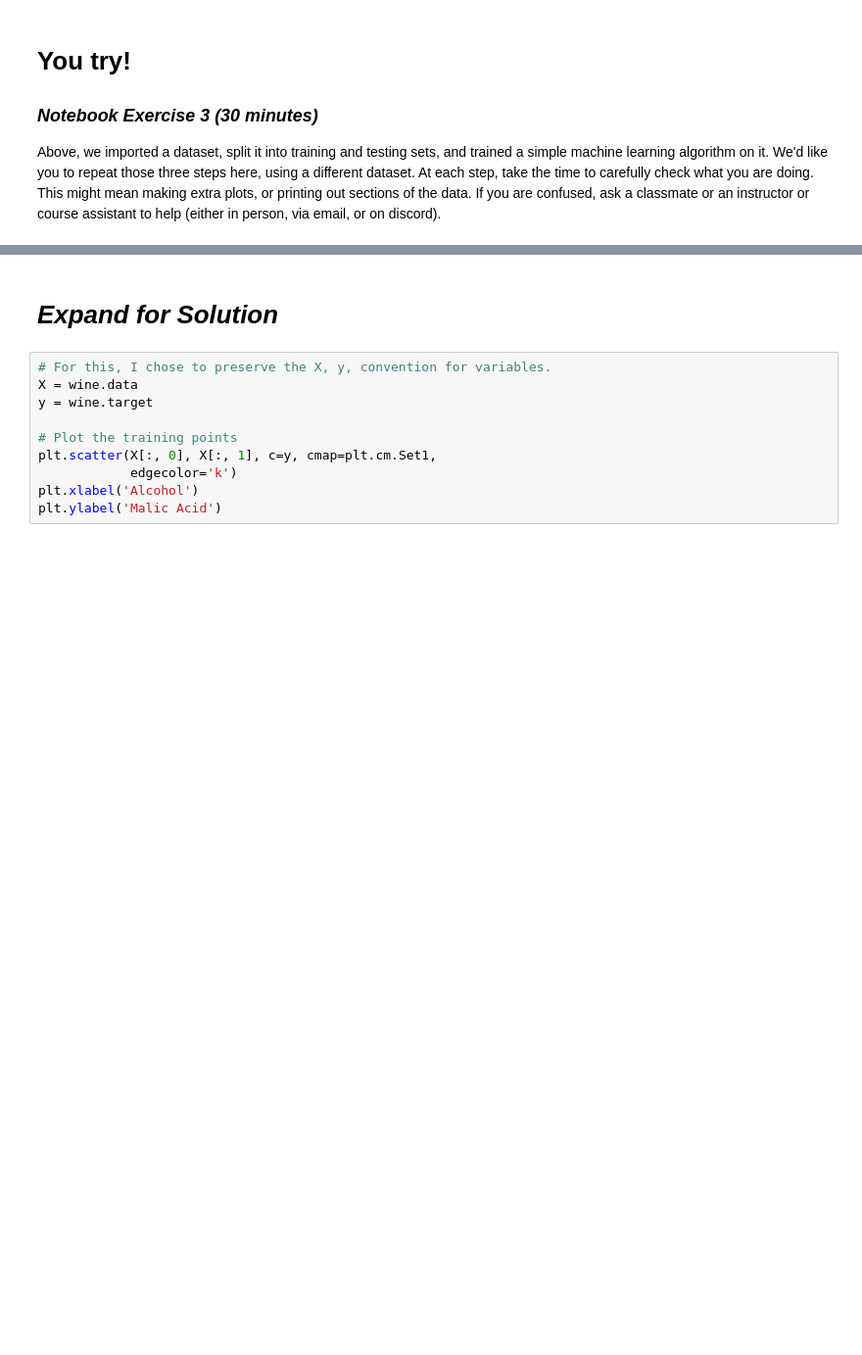
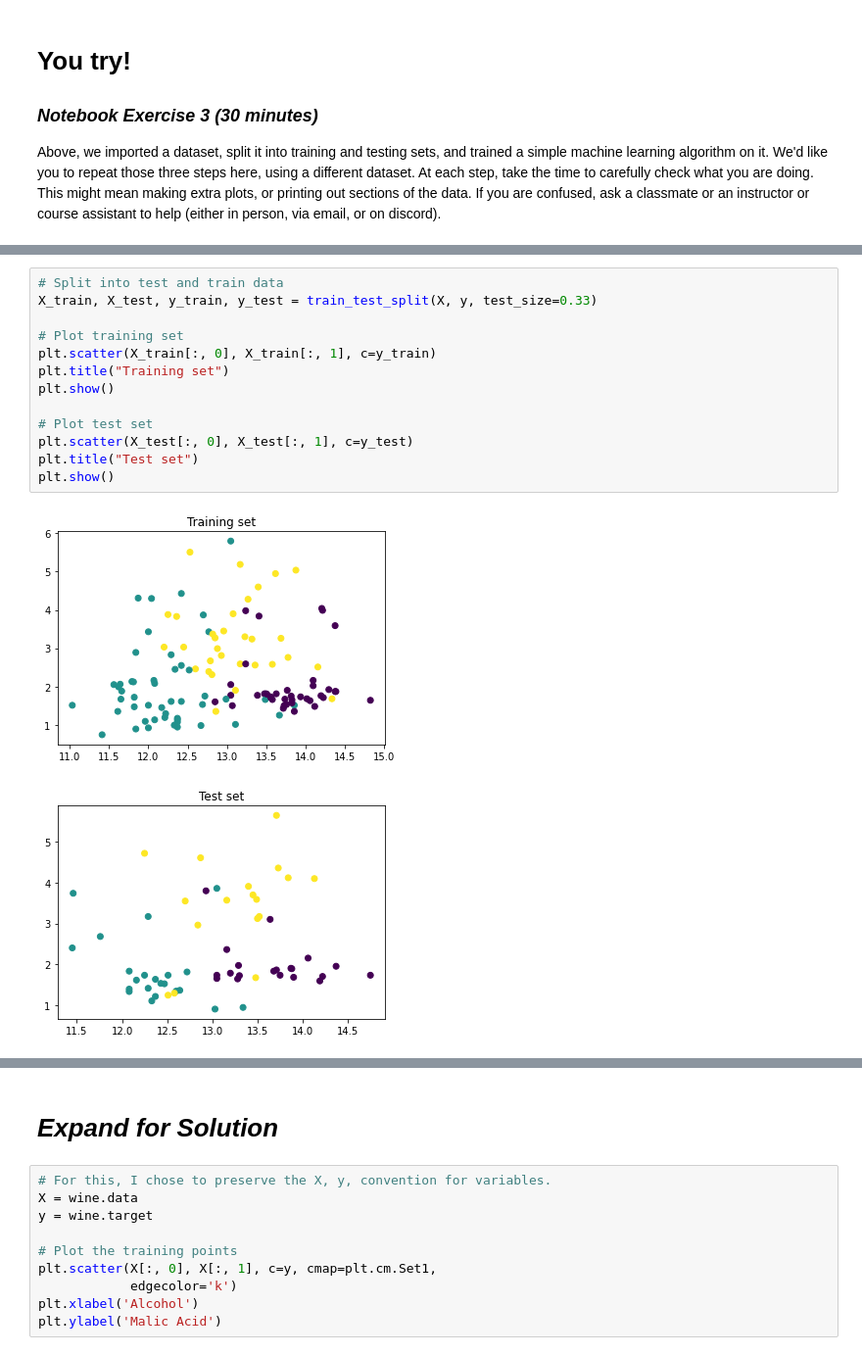
Before and after one commit to wsh32/machine_learning, a Jupyter notebook: modules/02/Assignment_02a_Companion_2021f.ipynb, the cells around one changed output, grey strips where cells are left out. Shown: that part at 98% size. Cells and saved outputs as stored; diff of their text form; blank space fills up the shorter version.

```diff
--- a/modules/02/Assignment_02a_Companion_2021f.ipynb
+++ b/modules/02/Assignment_02a_Companion_2021f.ipynb
@@ -95,0 +132,16 @@ wine = datasets.load_wine()
+# %%
+# Split into test and train data
+X_train, X_test, y_train, y_test = train_test_split(X, y, test_size=0.33)
+
+# Plot training set
+plt.scatter(X_train[:, 0], X_train[:, 1], c=y_train)
+plt.title("Training set")
+plt.show()
+
+# Plot test set
+plt.scatter(X_test[:, 0], X_test[:, 1], c=y_test)
+plt.title("Test set")
+plt.show()
+# %% [output]
+[figure, added]
+[figure, added]
```
Also changed, not shown: parts of 9 cells of this notebook.
